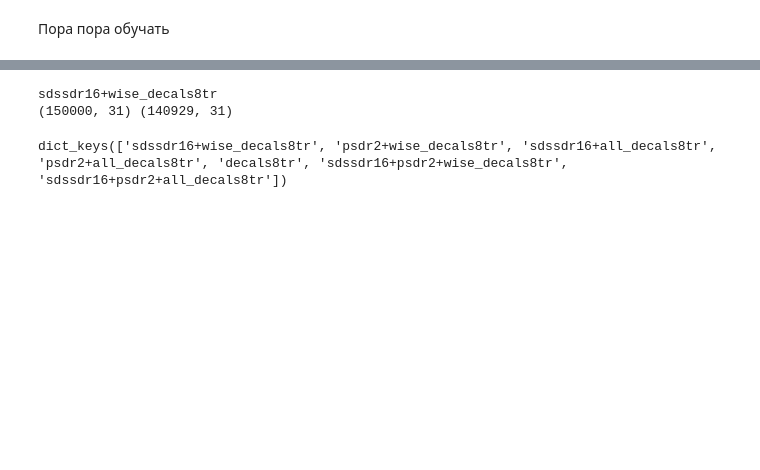
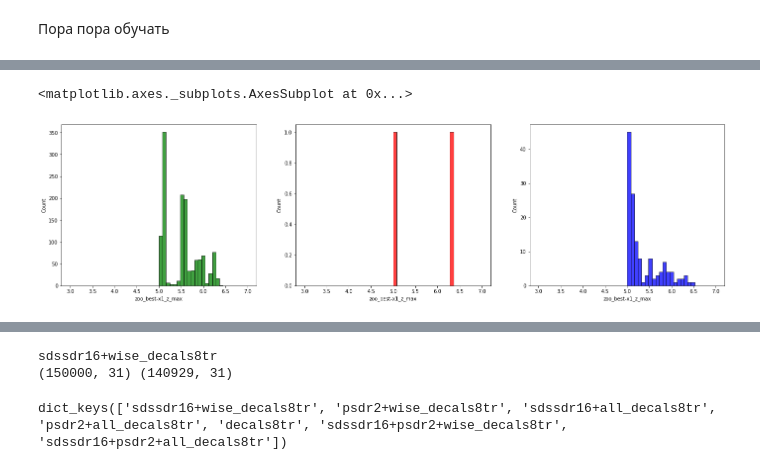
Before and after one commit to NadezhdaMalysheva/Scientific-work, a Jupyter notebook: S-G-Q_DESI+PanSTARRS+SDSS+WISE+J_UHS/Обучаем модели.ipynb, the cells around one changed output, grey strips where cells are left out. Cells and saved outputs as stored; diff of their text form; code cells hidden in the pictures; blank space fills up the shorter version.

```diff
--- a/S-G-Q_DESI+PanSTARRS+SDSS+WISE+J_UHS/Обучаем модели.ipynb
+++ b/S-G-Q_DESI+PanSTARRS+SDSS+WISE+J_UHS/Обучаем модели.ipynb
@@ -444,5 +446,5 @@ df
 | 60418 | 960363 | 1237668504368578949 | 252.271570 | 51.330288 | NaN | NaN | NaN | 1 | NaN | NaN | ... |
 1546539 rows × 892 columns
 # %%
-df.loc[ (df['zoo_best-x1_z_max']>3) &
- (df['zoo_best-x1_z_maxConf'])>0.2].to_pickle('./data/weak.pkl_gz', compression='gzip')
+df0 = df.loc[ (df['zoo_best-x1_z_max']>5) &
+ (df['zoo_best-x1_z_maxConf']>0.2) & (df['J'] >= 0)]
@@ -468,0 +536,8 @@ sns.histplot(df['J'], bins = 50, color = 'y')
+# %%
+fig, (ax1, ax2, ax3) = plt.subplots(ncols = 3, figsize = (24, 6))
+sns.histplot(df0[df0['class']==1]['zoo_best-x1_z_max'], ax = ax1, bins = 50, color = 'g', binrange=(3, 7) )
+sns.histplot(df0[df0['class']==3]['zoo_best-x1_z_max'], ax = ax2, bins = 50, color = 'r', binrange=(3, 7) )
+sns.histplot(df0[df0['class']==2]['zoo_best-x1_z_max'], ax = ax3, bins = 50, color = 'b', binrange=(3, 7) )
+# %% [output]
+<matplotlib.axes._subplots.AxesSubplot at 0x...>
+[figure, added]
```
Also changed, not shown: parts of 31 cells of this notebook, 2 other files.
